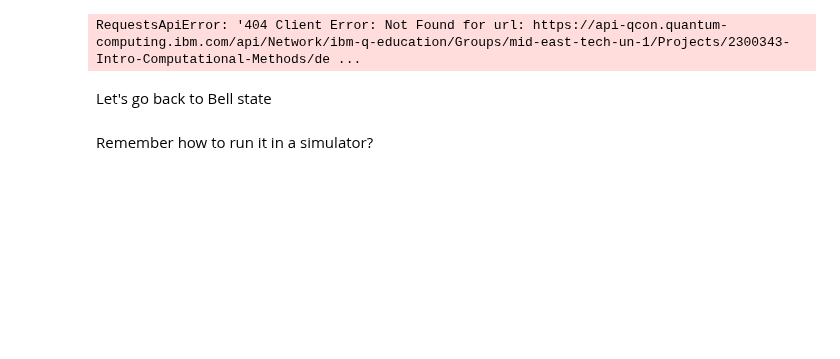
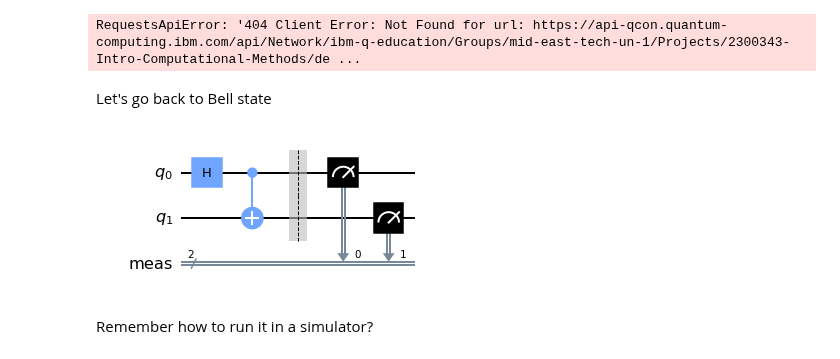
Before and after one commit to osbama/Quantum-Computing-101, a Jupyter notebook: docsrc/source/courses/PHYS437/Hands-On/hands-on-4/Hands-on-4-book.ipynb, the cells around one changed output. Drawn from its saved outputs; the diff is of its cells as text; code cells hidden in the pictures; blank space fills up the shorter version.

```diff
--- a/docsrc/source/courses/PHYS437/Hands-On/hands-on-4/Hands-on-4-book.ipynb
+++ b/docsrc/source/courses/PHYS437/Hands-On/hands-on-4/Hands-on-4-book.ipynb
@@ -984,9 +957,11 @@ Let's go back to Bell state
 # %%
 circuit = QuantumCircuit(2)
 circuit.h(0)
 circuit.cx(0, 1)
 circuit.measure_all()
-circuit.draw()
+circuit.draw('mpl')
+# %% [output]
+[figure, added]
 # %% [markdown]
 Remember how to run it in a simulator?
 # %%
```
Also changed, not shown: parts of 11 cells of this notebook.
